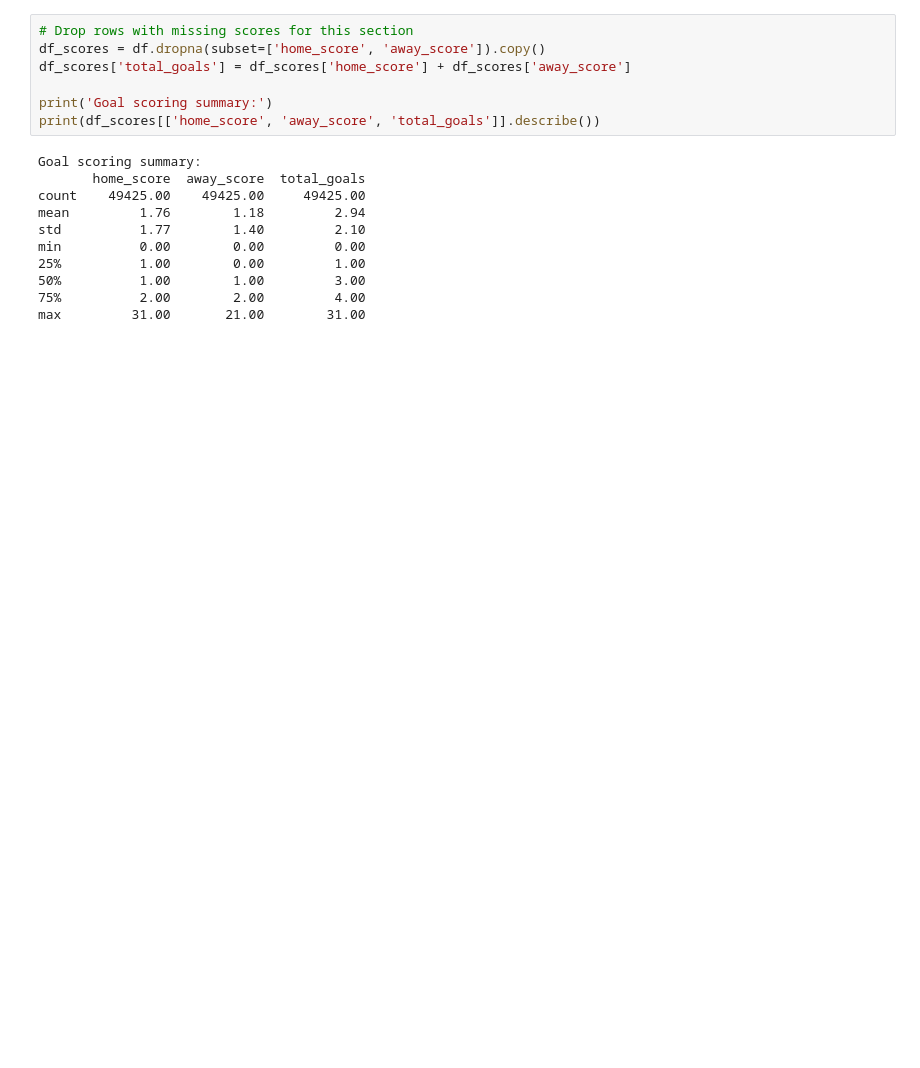
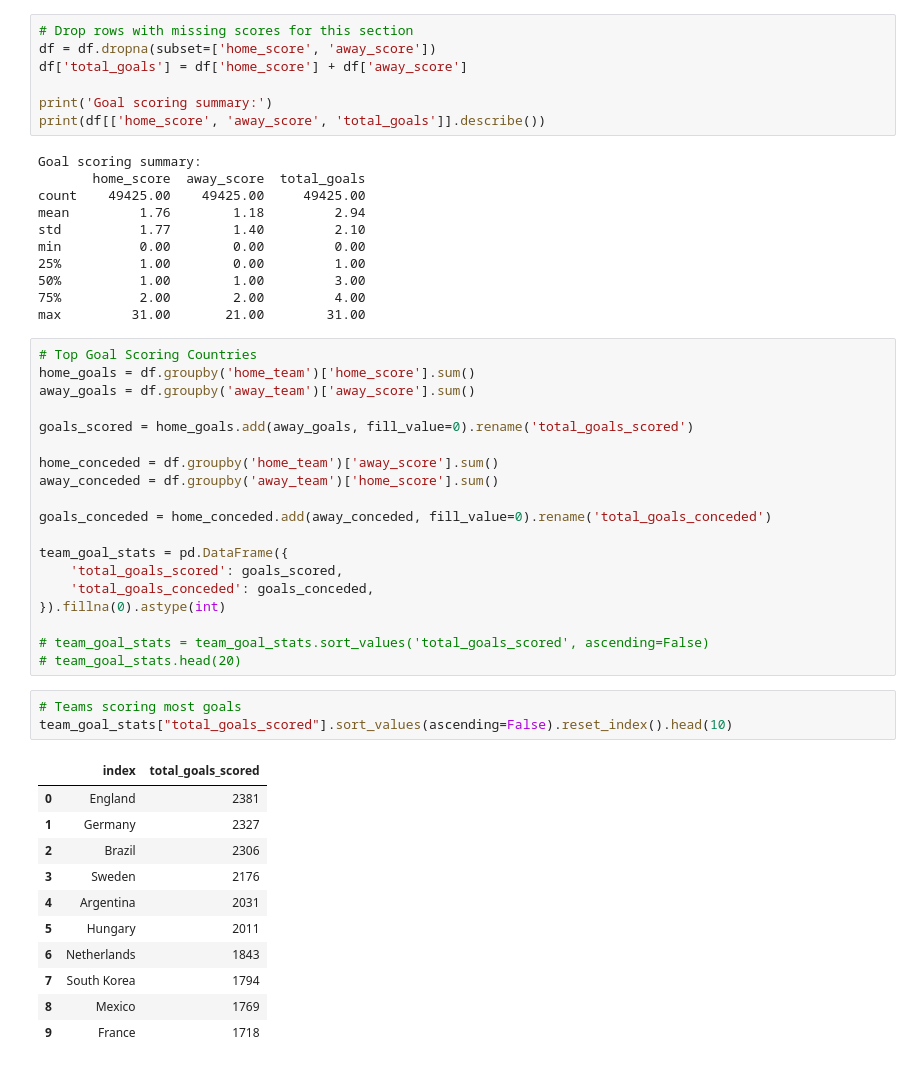
Before and after one commit to adithyajupally/FIFA-WC-Intelligence-and-Prediction, a Jupyter notebook: notebook/01_fifa_worldcup_eda.ipynb, the cells around one changed output. Saved outputs shown, nothing was run; the diff lists cells and outputs as text; blank space fills up the shorter version.

```diff
--- a/notebook/01_fifa_worldcup_eda.ipynb
+++ b/notebook/01_fifa_worldcup_eda.ipynb
@@ -209,10 +228,10 @@ df.head()
 # %%
 # Drop rows with missing scores for this section
-df_scores = df.dropna(subset=['home_score', 'away_score']).copy()
-df_scores['total_goals'] = df_scores['home_score'] + df_scores['away_score']
+df = df.dropna(subset=['home_score', 'away_score'])
+df['total_goals'] = df['home_score'] + df['away_score']
 
 print('Goal scoring summary:')
-print(df_scores[['home_score', 'away_score', 'total_goals']].describe())
+print(df[['home_score', 'away_score', 'total_goals']].describe())
 # %% [output]
 Goal scoring summary:
        home_score  away_score  total_goals
@@ -224,3 +243,37 @@ min          0.00        0.00         0.00
 50%          1.00        1.00         3.00
 75%          2.00        2.00         4.00
 max         31.00       21.00        31.00
+# %%
+# Top Goal Scoring Countries
+home_goals = df.groupby('home_team')['home_score'].sum()
+away_goals = df.groupby('away_team')['away_score'].sum()
+
+goals_scored = home_goals.add(away_goals, fill_value=0).rename('total_goals_scored')
+
+home_conceded = df.groupby('home_team')['away_score'].sum()
+away_conceded = df.groupby('away_team')['home_score'].sum()
+
+goals_conceded = home_conceded.add(away_conceded, fill_value=0).rename('total_goals_conceded')
+
+team_goal_stats = pd.DataFrame({
+    'total_goals_scored': goals_scored,
+    'total_goals_conceded': goals_conceded,
+}).fillna(0).astype(int)
+
+# team_goal_stats = team_goal_stats.sort_values('total_goals_scored', ascending=False)
+# team_goal_stats.head(20)
+# %%
+# Teams scoring most goals
+team_goal_stats["total_goals_scored"].sort_values(ascending=False).reset_index().head(10)
+# %% [output]
+|  | index | total_goals_scored |
+| 0 | England | 2381 |
+| 1 | Germany | 2327 |
+| 2 | Brazil | 2306 |
+| 3 | Sweden | 2176 |
+| 4 | Argentina | 2031 |
+| 5 | Hungary | 2011 |
+| 6 | Netherlands | 1843 |
+| 7 | South Korea | 1794 |
+| 8 | Mexico | 1769 |
+| 9 | France | 1718 |
```
Also changed, not shown: parts of 31 cells of this notebook.
